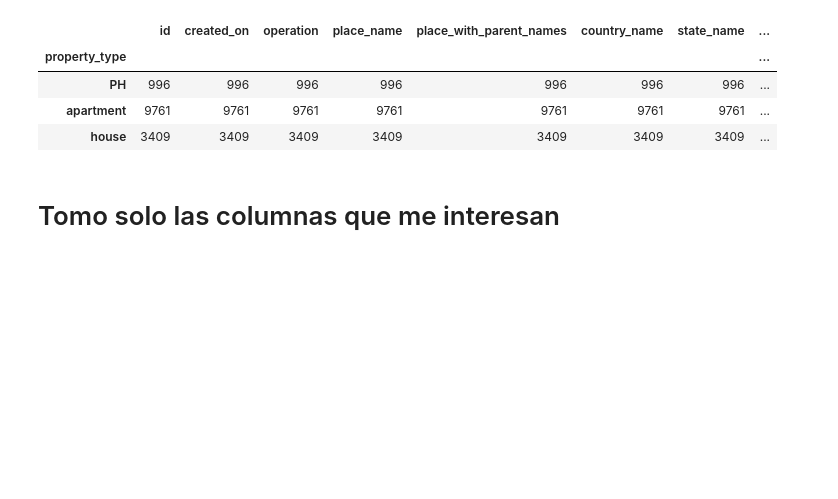
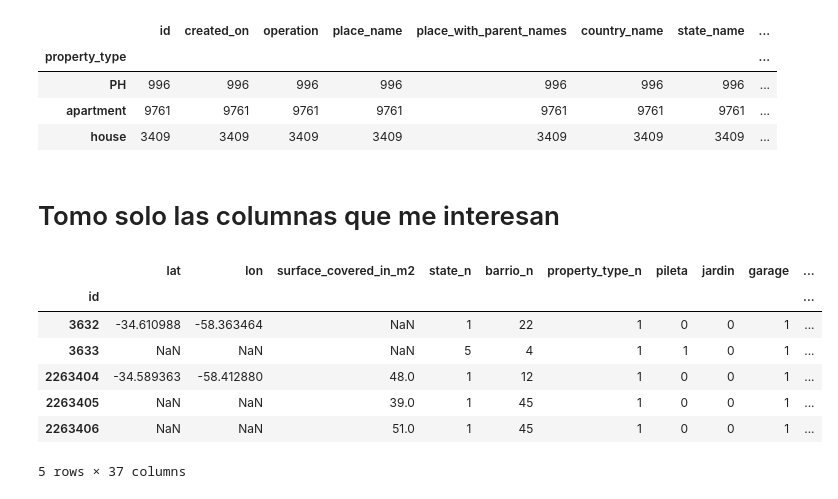
Before and after one commit to lucaslavandeira/7506-ml, a Jupyter notebook: creacion_dataset.ipynb, the cells around one changed output. Saved outputs shown, nothing was run; the diff lists cells and outputs as text; code cells hidden in the pictures; blank space fills up the shorter version.

```diff
--- a/creacion_dataset.ipynb
+++ b/creacion_dataset.ipynb
@@ -179,0 +385,11 @@ properati = properati.loc[:, ['lat', 'lon', 'rooms', 'surface_covered_in_m2', 's
+# %%
+properati.head()
+# %% [output]
+|  | lat | lon | surface_covered_in_m2 | state_n | barrio_n | property_type_n | pileta | jardin | garage | ... |
+| id |  |  |  |  |  |  |  |  |  | ... |
+| 3632 | -34.610988 | -58.363464 | NaN | 1 | 22 | 1 | 0 | 0 | 1 | ... |
+| 3633 | NaN | NaN | NaN | 5 | 4 | 1 | 1 | 0 | 1 | ... |
+| 2263404 | -34.589363 | -58.412880 | 48.0 | 1 | 12 | 1 | 0 | 0 | 1 | ... |
+| 2263405 | NaN | NaN | 39.0 | 1 | 45 | 1 | 0 | 0 | 1 | ... |
+| 2263406 | NaN | NaN | 51.0 | 1 | 45 | 1 | 0 | 0 | 1 | ... |
+5 rows × 37 columns
```
Also changed, not shown: parts of 34 cells of this notebook.
